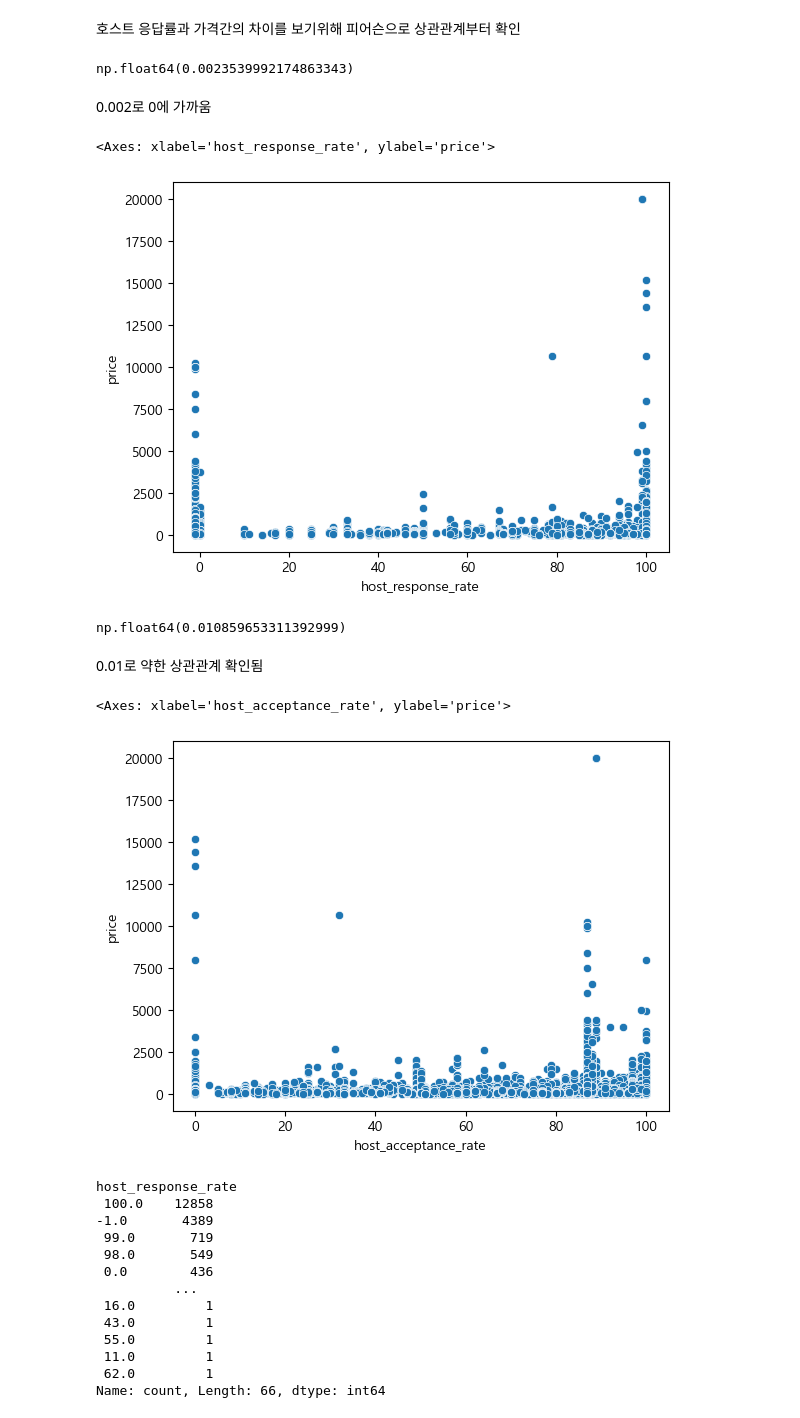
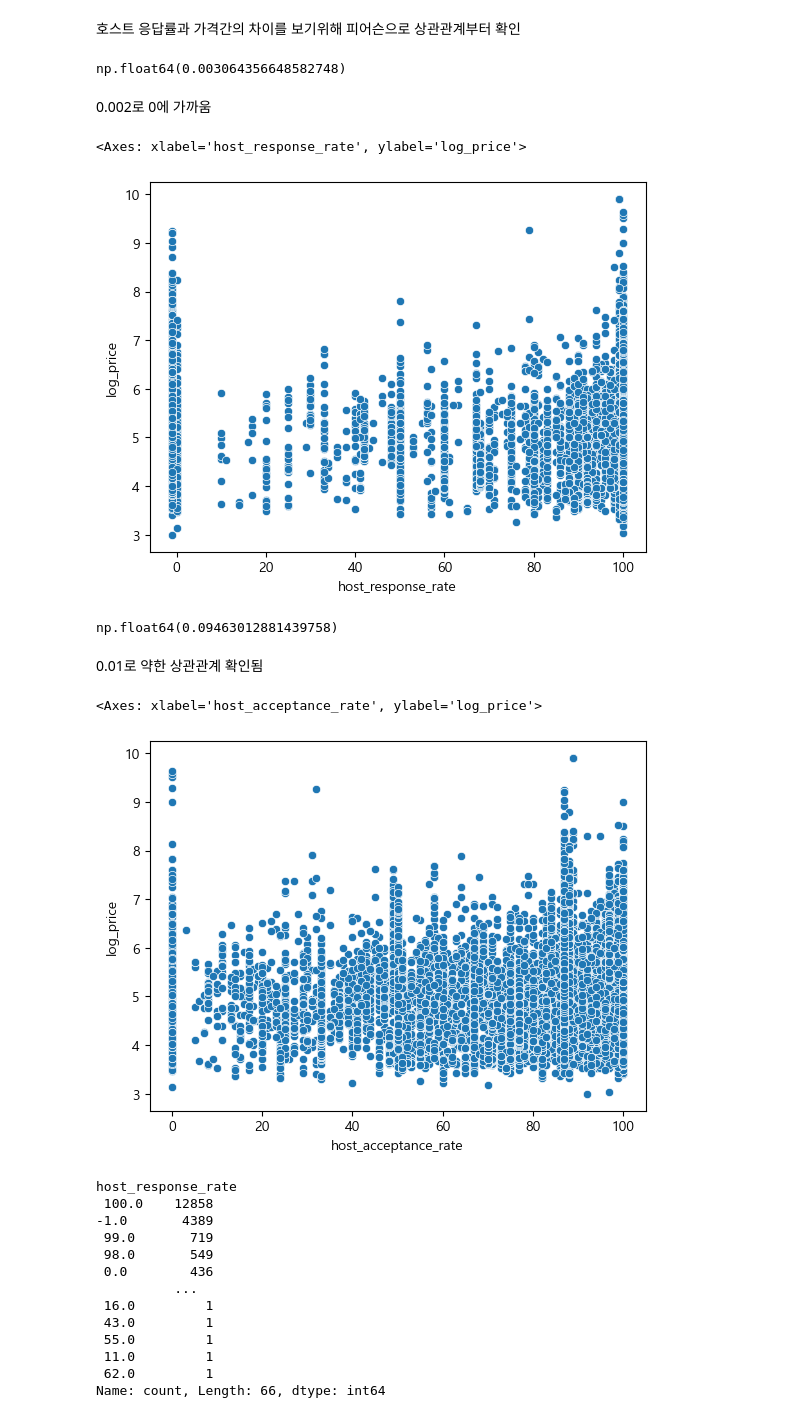
Before and after one commit to KyungminChang/data-analysis-project-BBB, a Jupyter notebook: 02_basic_statistics.ipynb, the cells around one changed output. Cells and saved outputs as stored; diff of their text form; code cells hidden in the pictures.

Commit message:
log_price로 수정 후 검정

```diff
--- a/02_basic_statistics.ipynb
+++ b/02_basic_statistics.ipynb
@@ -717,28 +717,28 @@ clean[['accommodates', 'bedrooms', 'beds', 'price']].corr(method='pearson')
 호스트 응답률과 가격간의 차이를 보기위해 피어슨으로 상관관계부터 확인
 # %%
 # 호스트 응답률 확인
-clean['host_response_rate'].corr(clean['price'])
+clean['host_response_rate'].corr(clean['log_price'])
 # %% [output]
-np.float64(0.0023539992174863343)
+np.float64(0.003064356648582748)
 # %% [markdown]
 0.002로 0에 가까움
 # %%
-sns.scatterplot(data=clean, x='host_response_rate', y='price')
+sns.scatterplot(data=clean, x='host_response_rate', y='log_price')
 # %% [output]
-<Axes: xlabel='host_response_rate', ylabel='price'>
+<Axes: xlabel='host_response_rate', ylabel='log_price'>
-[figure, old version]
+[figure, new version]
 # %%
 # 예약요청 수략률 확인
-clean['host_acceptance_rate'].corr(clean['price'])
+clean['host_acceptance_rate'].corr(clean['log_price'])
 # %% [output]
-np.float64(0.010859653311392999)
+np.float64(0.09463012881439758)
 # %% [markdown]
 0.01로 약한 상관관계 확인됨
 # %%
-sns.scatterplot(data=clean, x='host_acceptance_rate', y='price')
+sns.scatterplot(data=clean, x='host_acceptance_rate', y='log_price')
 # %% [output]
-<Axes: xlabel='host_acceptance_rate', ylabel='price'>
+<Axes: xlabel='host_acceptance_rate', ylabel='log_price'>
-[figure, old version]
+[figure, new version]
 # %%
 clean['host_response_rate'].value_counts()
 # %% [output]
```
Also changed, not shown: parts of 6 cells of this notebook.
